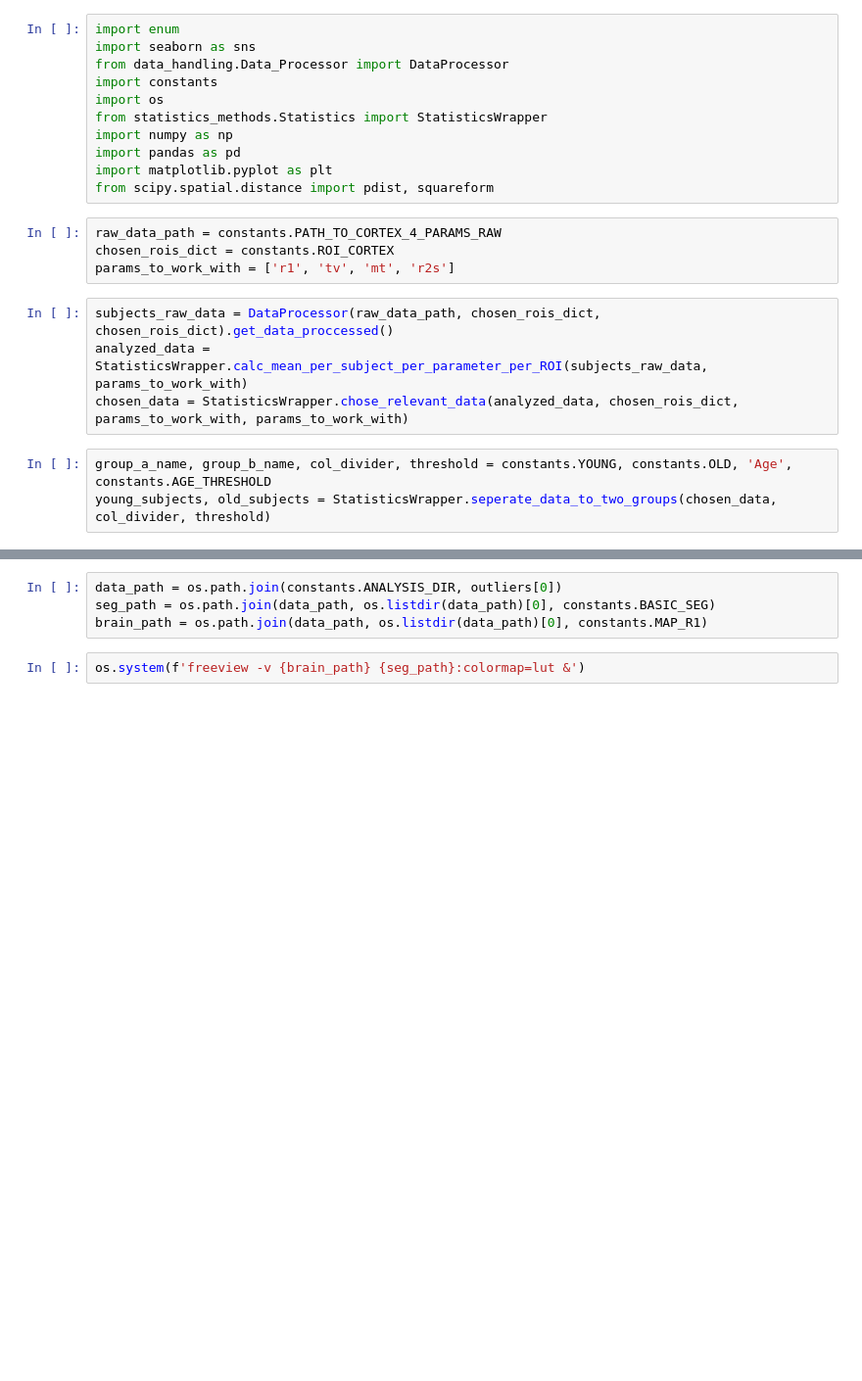
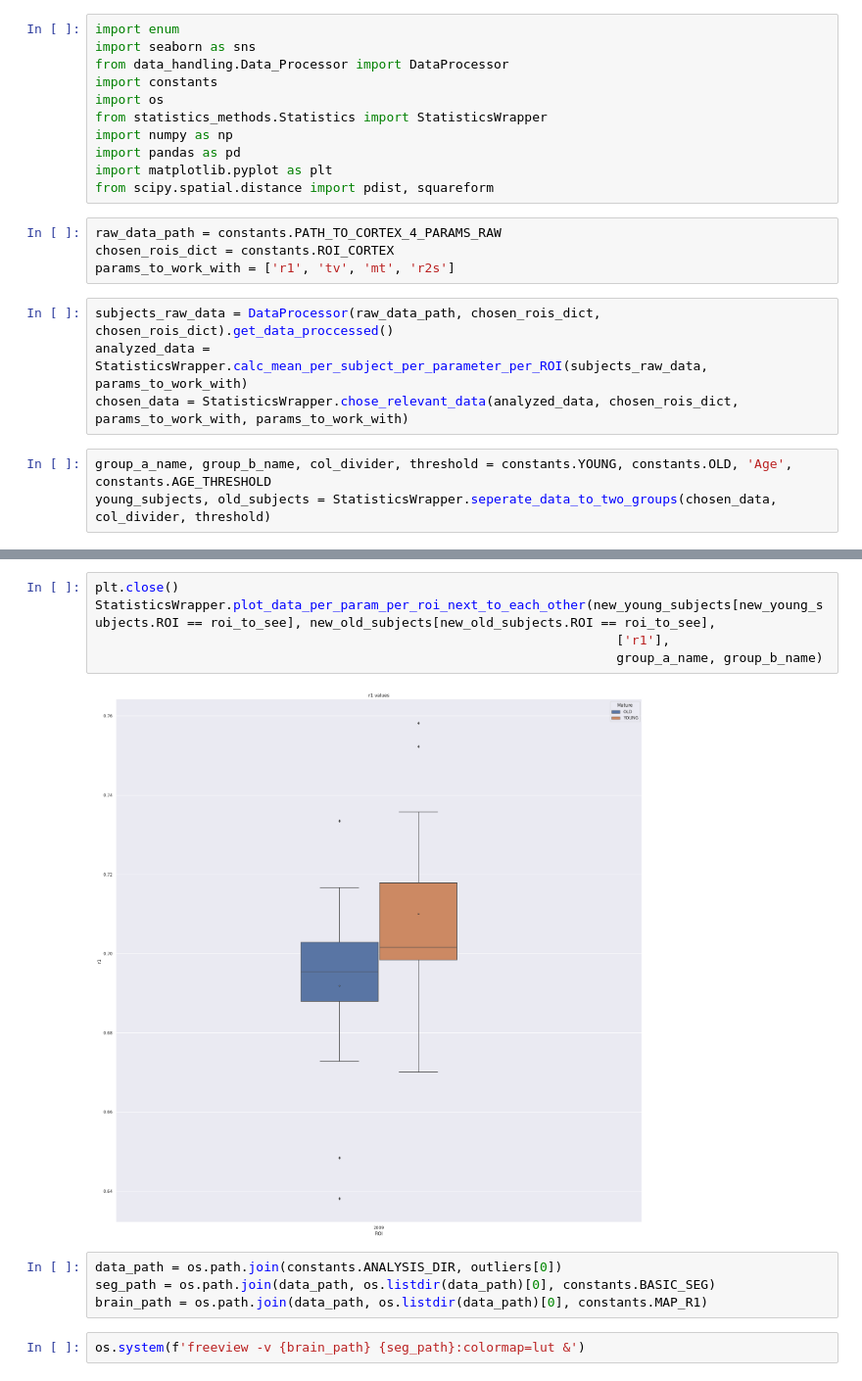
Before and after one commit to NivAm12/qMRI_Analyzer, a Jupyter notebook: main.ipynb, the cells around one changed output, grey strips where cells are left out. Shown at 98% size. Drawn from its saved outputs; the diff is of its cells as text; blank space fills up the shorter version.

```diff
--- a/main.ipynb
+++ b/main.ipynb
@@ -83,3 +135,10 @@ array(['H023_IN', 'H034_HB', 'H050_AB', 'H054_AE', 'H056_LE'],
+# %%
+plt.close()
+StatisticsWrapper.plot_data_per_param_per_roi_next_to_each_other(new_young_subjects[new_young_subjects.ROI == roi_to_see], new_old_subjects[new_old_subjects.ROI == roi_to_see],
+                                                                    ['r1'],
+                                                                    group_a_name, group_b_name)
+# %% [output]
+[figure, added]
 # %%
 data_path = os.path.join(constants.ANALYSIS_DIR, outliers[0])
 seg_path = os.path.join(data_path, os.listdir(data_path)[0], constants.BASIC_SEG)
```
Also changed, not shown: parts of 28 cells of this notebook, 3 other files.
